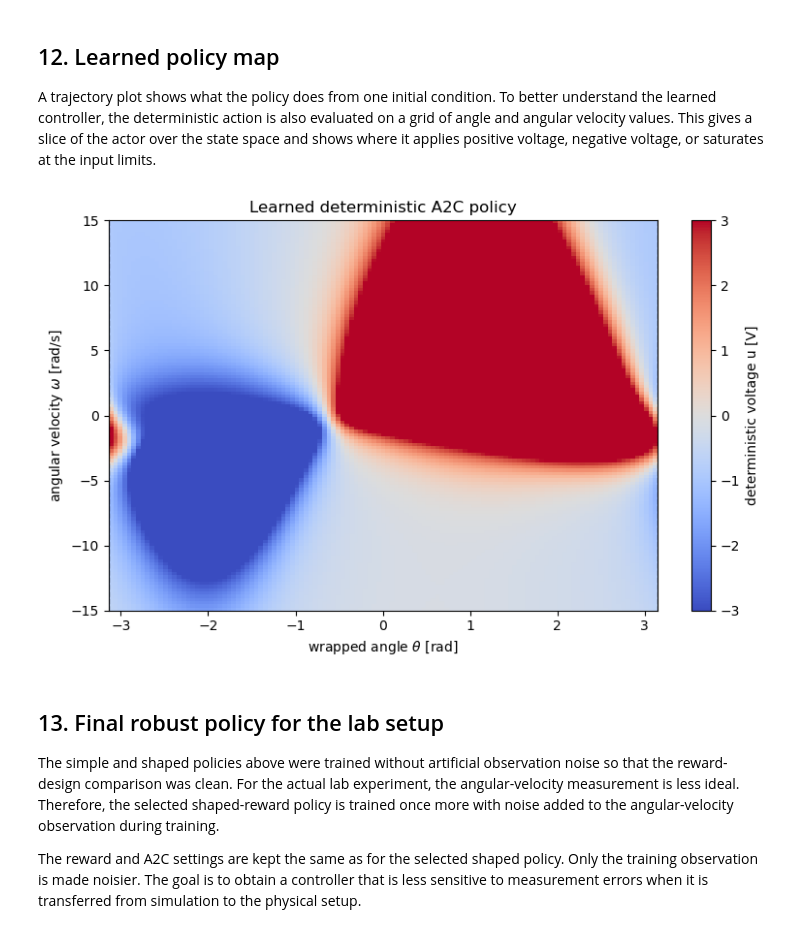
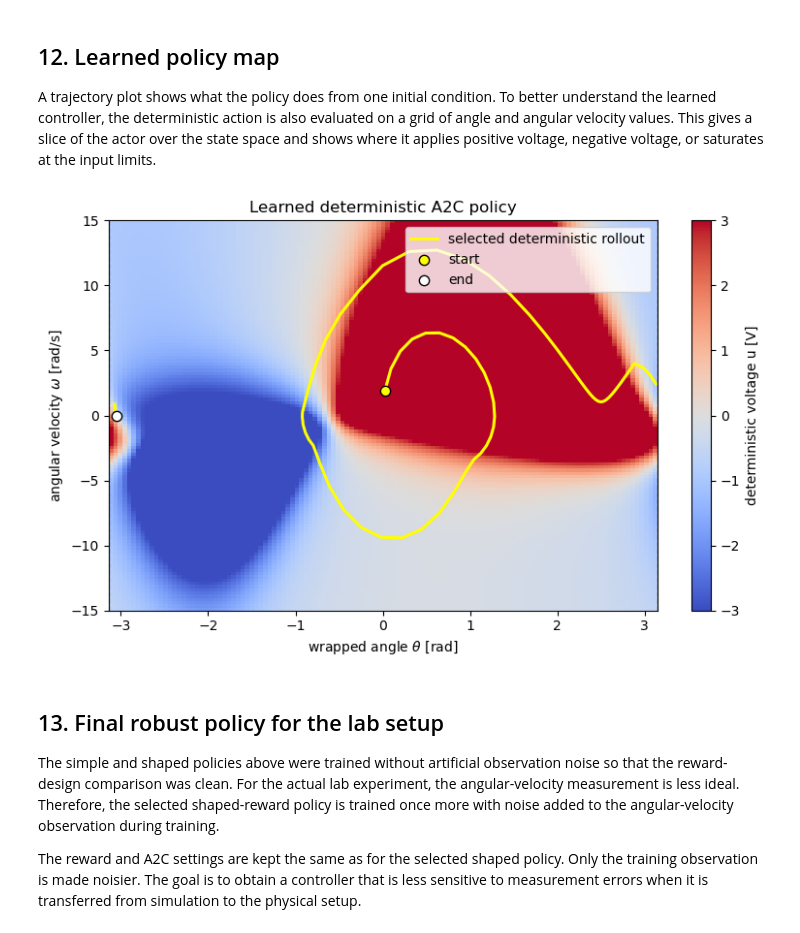
Before and after one commit to SpyrosAnog/ML-for-control-systems-Pendulum, a Jupyter notebook: gym-unbalanced-disk-master/gym_unbalanced_disk/examples-connect-to-exp/actor_critic_rl.ipynb, the cells around one changed output. Saved outputs shown, nothing was run; the diff lists cells and outputs as text; code cells hidden in the pictures.

```diff
--- a/gym-unbalanced-disk-master/gym_unbalanced_disk/examples-connect-to-exp/actor_critic_rl.ipynb
+++ b/gym-unbalanced-disk-master/gym_unbalanced_disk/examples-connect-to-exp/actor_critic_rl.ipynb
@@ -450,39 +448,56 @@ max |u|                        3.000 ± 0.000        3.000 ± 0.000
 
 A trajectory plot shows what the policy does from one initial condition. To better understand the learned controller, the deterministic action is also evaluated on a grid of angle and angular velocity values. This gives a slice of the actor over the state space and shows where it applies positive voltage, negative voltage, or saturates at the input limits.
 # %%
+
+
+def break_wrapped_angle_line(theta_trace, omega_trace):
+    theta_plot = np.asarray(theta_trace, dtype=float).copy()
+    omega_plot = np.asarray(omega_trace, dtype=float).copy()
+    jump_idx = np.where(np.abs(np.diff(theta_plot)) > np.pi)[0] + 1
+    theta_plot[jump_idx] = np.nan
+    omega_plot[jump_idx] = np.nan
+    return theta_plot, omega_plot
+
 def deterministic_action_for_state(model, theta, omega):
     obs = np.array([np.sin(theta), np.cos(theta), omega], dtype=np.float32)
     action, _ = model.predict(obs, deterministic=True)
     return float(np.asarray(action).reshape(-1)[0])
 
 theta_vals = np.linspace(-np.pi, np.pi, 121)
 omega_vals = np.linspace(-15.0, 15.0, 121)
 policy_u = np.zeros((len(omega_vals), len(theta_vals)))
 
 for i, omega in enumerate(omega_vals):
     for j, theta in enumerate(theta_vals):
         policy_u[i, j] = deterministic_action_for_state(model, theta, omega)
 
 plt.figure(figsize=(8, 5))
 im = plt.imshow(
     policy_u,
     origin="lower",
     extent=[theta_vals[0], theta_vals[-1], omega_vals[0], omega_vals[-1]],
     aspect="auto",
     cmap="coolwarm",
     vmin=-3,
     vmax=3,
 )
 plt.colorbar(im, label="deterministic voltage u [V]")
 plt.axvline(np.pi, color="k", linestyle="--", linewidth=1, alpha=0.4)
 plt.axvline(-np.pi, color="k", linestyle="--", linewidth=1, alpha=0.4)
+
+theta_rollout, omega_rollout = break_wrapped_angle_line(eval_data["theta"], eval_data["omega"])
+plt.plot(theta_rollout, omega_rollout, color="yellow", linewidth=2.2, label="selected deterministic rollout")
+plt.scatter(eval_data["theta"][0], eval_data["omega"][0], color="yellow", edgecolor="black", s=55, zorder=4, label="start")
+plt.scatter(eval_data["theta"][-1], eval_data["omega"][-1], color="white", edgecolor="black", s=55, zorder=4, label="end")
+
 plt.xlabel(r"wrapped angle $\theta$ [rad]")
 plt.ylabel(r"angular velocity $\omega$ [rad/s]")
 plt.title("Learned deterministic A2C policy")
+plt.legend(loc="upper right")
 plt.tight_layout()
 plt.show()
 # %% [output]
-[figure, old version]
+[figure, new version]
 # %% [markdown]
 ## 13. Final robust policy for the lab setup
 
```
Also changed, not shown: parts of 5 cells of this notebook, 20 other files.
